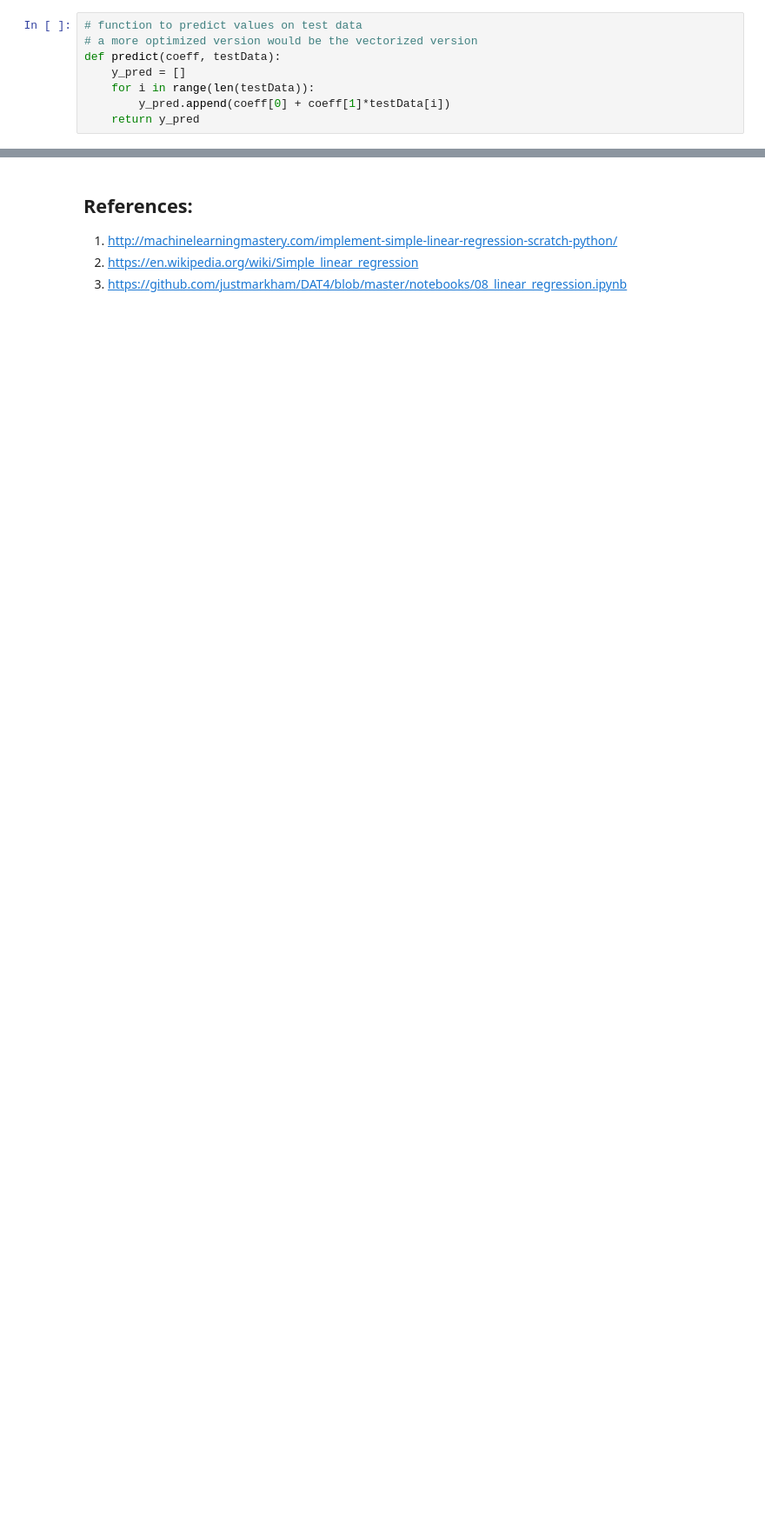
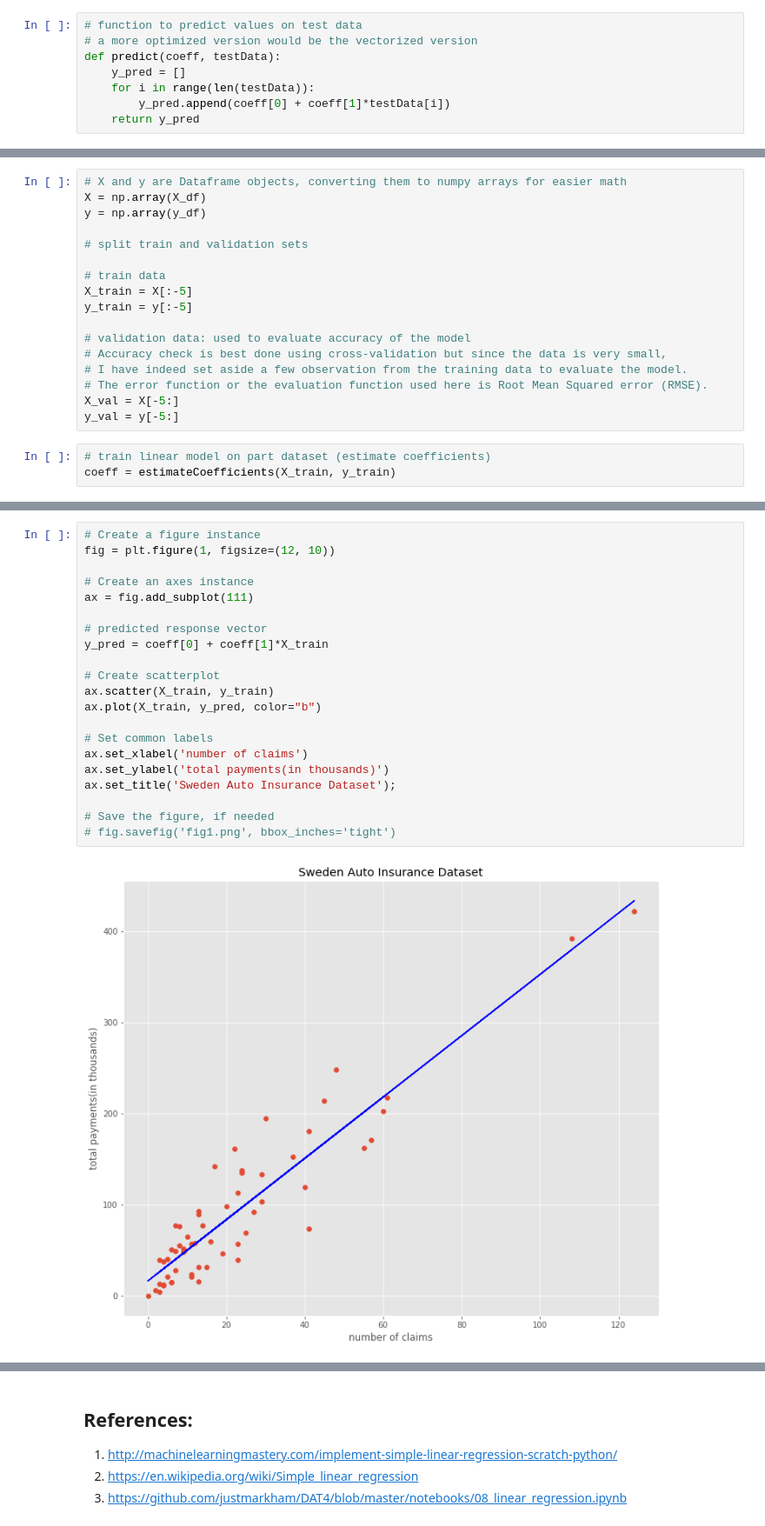
Before and after one commit to anujonthemove/Machine-Learning-Playground, a Jupyter notebook: univariate-linear-regression/Linear-Regression-closed-form-math-solution.ipynb, the cells around one changed output, grey strips where cells are left out. Shown: that part at 87% size. Cells and saved outputs as stored; diff of their text form; blank space fills up the shorter version.

```diff
--- a/univariate-linear-regression/Linear-Regression-closed-form-math-solution.ipynb
+++ b/univariate-linear-regression/Linear-Regression-closed-form-math-solution.ipynb
@@ -209,0 +176,20 @@ plt.show()
+# %%
+# X and y are Dataframe objects, converting them to numpy arrays for easier math
+X = np.array(X_df)
+y = np.array(y_df)
+
+# split train and validation sets
+
+# train data
+X_train = X[:-5]
+y_train = y[:-5]
+
+# validation data: used to evaluate accuracy of the model
+# Accuracy check is best done using cross-validation but since the data is very small,
+# I have indeed set aside a few observation from the training data to evaluate the model.
+# The error function or the evaluation function used here is Root Mean Squared error (RMSE).
+X_val = X[-5:]
+y_val = y[-5:]
+# %%
+# train linear model on part dataset (estimate coefficients)
+coeff = estimateCoefficients(X_train, y_train)
@@ -209,0 +199,23 @@ plt.show()
+# %%
+# Create a figure instance
+fig = plt.figure(1, figsize=(12, 10))
+
+# Create an axes instance
+ax = fig.add_subplot(111)
+
+# predicted response vector
+y_pred = coeff[0] + coeff[1]*X_train
+
+# Create scatterplot
+ax.scatter(X_train, y_train)
+ax.plot(X_train, y_pred, color="b")
+
+# Set common labels
+ax.set_xlabel('number of claims')
+ax.set_ylabel('total payments(in thousands)')
+ax.set_title('Sweden Auto Insurance Dataset');
+
+# Save the figure, if needed
+# fig.savefig('fig1.png', bbox_inches='tight')
+# %% [output]
+[figure, added]
```
Also changed, not shown: parts of 52 cells of this notebook.
